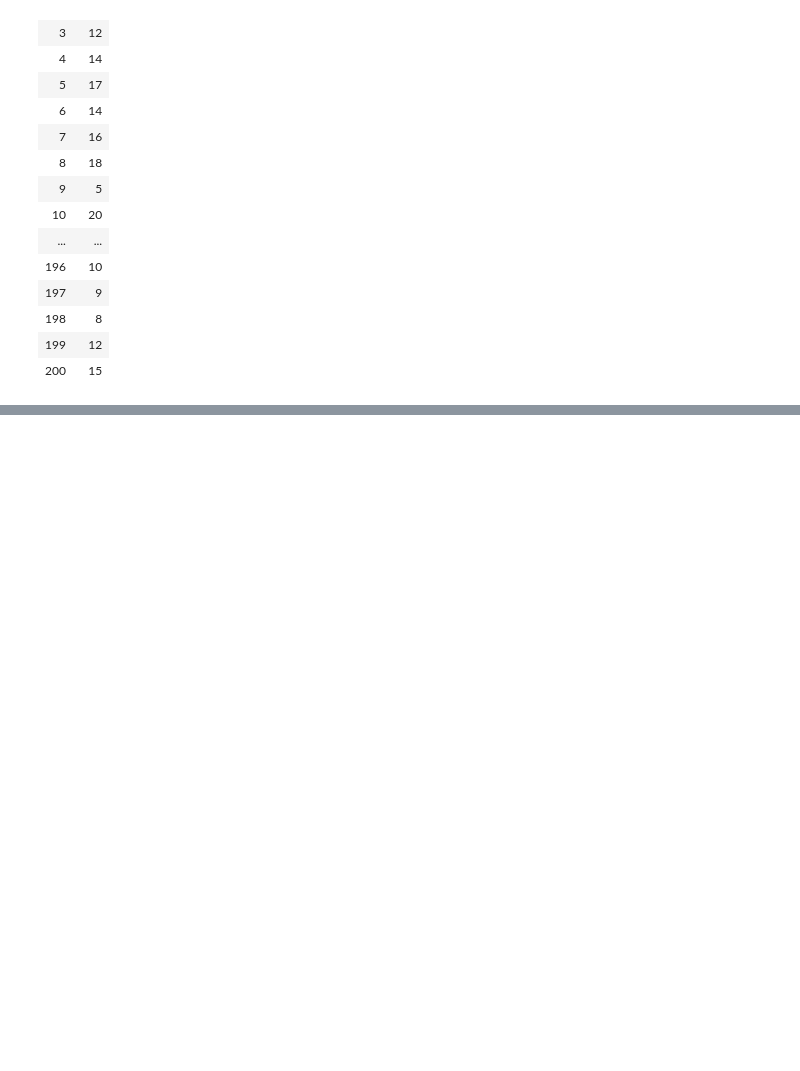
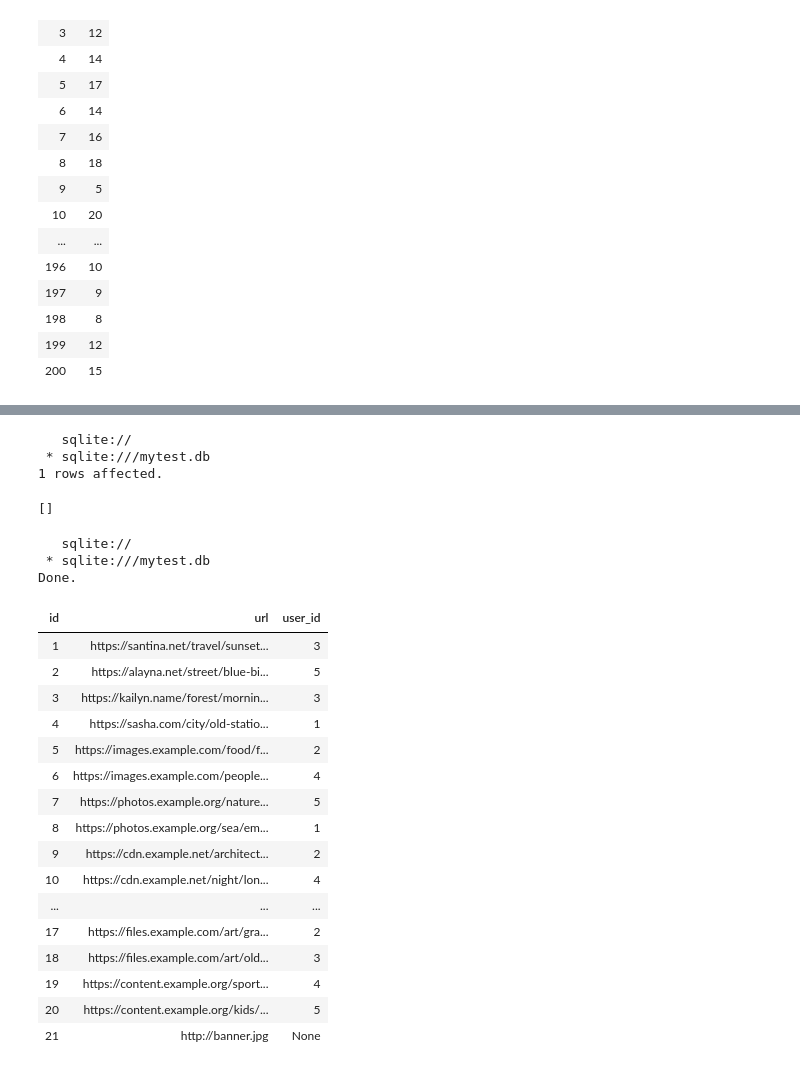
Before and after one commit to alirezaghorbani1983/psql_training, a Jupyter notebook: psql_1.ipynb, the cells around one changed output, grey strips where cells are left out. Drawn from its saved outputs; the diff is of its cells as text; code cells hidden in the pictures; blank space fills up the shorter version.

Commit message:
test inseting a new phot with a user_id NULL

```diff
--- a/psql_1.ipynb
+++ b/psql_1.ipynb
@@ -988,0 +1030,35 @@ Done.
+# %%
+%%sql
+
+insert into photos (url, user_id)
+values ('http://banner.jpg', NULL);
+# %% [output]
+   sqlite://
+ * sqlite:///mytest.db
+1 rows affected.
+[]
+# %%
+%%sql
+
+SELECT * FROM photos;
+# %% [output]
+   sqlite://
+ * sqlite:///mytest.db
+Done.
+| id | url | user_id |
+| 1 | https://santina.net/travel/sunset... | 3 |
+| 2 | https://alayna.net/street/blue-bi... | 5 |
+| 3 | https://kailyn.name/forest/mornin... | 3 |
+| 4 | https://sasha.com/city/old-statio... | 1 |
+| 5 | https://images.example.com/food/f... | 2 |
+| 6 | https://images.example.com/people... | 4 |
+| 7 | https://photos.example.org/nature... | 5 |
+| 8 | https://photos.example.org/sea/em... | 1 |
+| 9 | https://cdn.example.net/architect... | 2 |
+| 10 | https://cdn.example.net/night/lon... | 4 |
+| ... | ... | ... |
+| 17 | https://files.example.com/art/gra... | 2 |
+| 18 | https://files.example.com/art/old... | 3 |
+| 19 | https://content.example.org/sport... | 4 |
+| 20 | https://content.example.org/kids/... | 5 |
+| 21 | http://banner.jpg | None |
```
Also changed, not shown: parts of 6 cells of this notebook, 2 other files.
